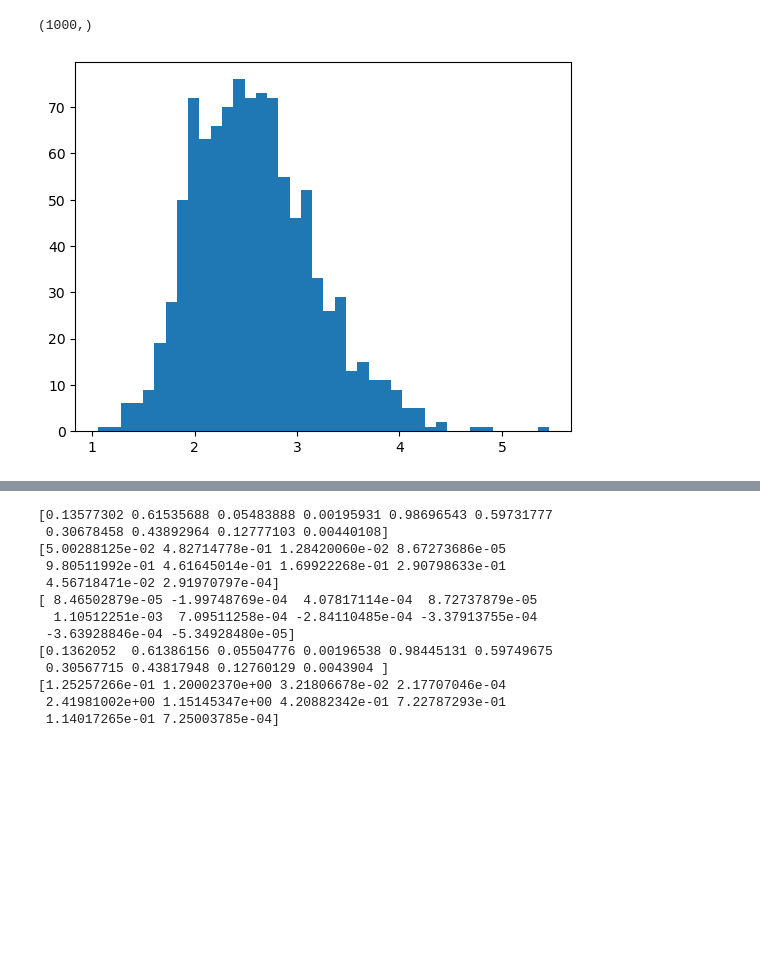
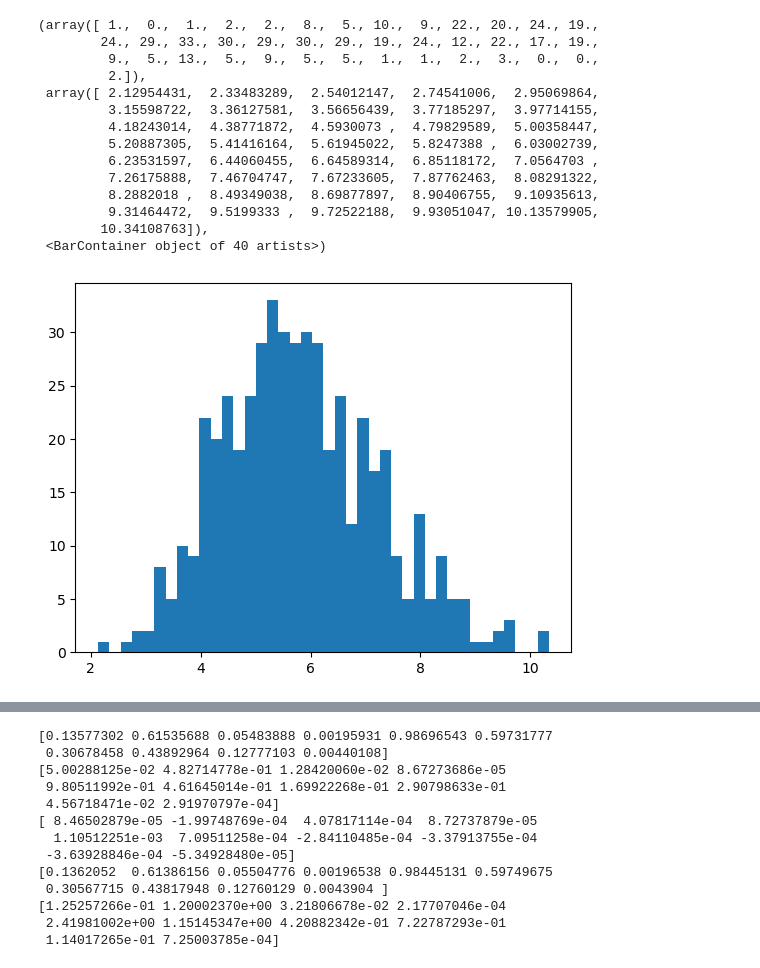
Before and after one commit to JonasEmrich/Wild-Bootstrap-Tests, a Jupyter notebook: wild_bootstrap.ipynb, the cells around one changed output, grey strips where cells are left out. Cells and saved outputs as stored; diff of their text form; code cells hidden in the pictures; blank space fills up the shorter version.

```diff
--- a/wild_bootstrap.ipynb
+++ b/wild_bootstrap.ipynb
@@ -141,6 +160,36 @@ c_alpha_star is 3.6541
-# %%
-plt.hist(Tn_star, bins=40)
-Tn_star.shape
-# %% [output]
-(1000,)
-[figure, removed]
+# %%
+def montecarlo_Tn(kernel_function, h, M):
+    """Generate Monte Carlo estimate of "true" density of Tn"""
+    def _generate_Tn():
+        # auxiliary function for each iteration
+        y1, y2 = generate_synthetic_data(m1, m2, sigma)
+        _m1 = smoothed_estimate(y1, kernel_function, h)
+        _m2 = smoothed_estimate(y2, kernel_function, h)
+        return calculate_Tn(_m1, _m2, h)
+
+    N = 500
+    x = np.arange(N)/N
+    m1 = np.sin(np.pi*2*x)
+    m2 = np.sin(np.pi*2*x) + np.exp((-800)*np.power(x-0.5, 2))
+    sigma = 0.7 - 1.4*np.square(x-0.5)
+    return [_generate_Tn() for _ in range(M)]
+
+# run & plot
+Tn_monte = montecarlo_Tn(bartlett_priestley_kernel, h=0.02, M=500)
+plt.hist(Tn_monte, bins=40)
+# %% [output]
+(array([ 1.,  0.,  1.,  2.,  2.,  8.,  5., 10.,  9., 22., 20., 24., 19.,
+        24., 29., 33., 30., 29., 30., 29., 19., 24., 12., 22., 17., 19.,
+         9.,  5., 13.,  5.,  9.,  5.,  5.,  1.,  1.,  2.,  3.,  0.,  0.,
+         2.]),
+ array([ 2.12954431,  2.33483289,  2.54012147,  2.74541006,  2.95069864,
+         3.15598722,  3.36127581,  3.56656439,  3.77185297,  3.97714155,
+         4.18243014,  4.38771872,  4.5930073 ,  4.79829589,  5.00358447,
+         5.20887305,  5.41416164,  5.61945022,  5.8247388 ,  6.03002739,
+         6.23531597,  6.44060455,  6.64589314,  6.85118172,  7.0564703 ,
+         7.26175888,  7.46704747,  7.67233605,  7.87762463,  8.08291322,
+         8.2882018 ,  8.49349038,  8.69877897,  8.90406755,  9.10935613,
+         9.31464472,  9.5199333 ,  9.72522188,  9.93051047, 10.13579905,
+        10.34108763]),
+ <BarContainer object of 40 artists>)
+[figure, added]
```
Also changed, not shown: parts of 6 cells of this notebook.
